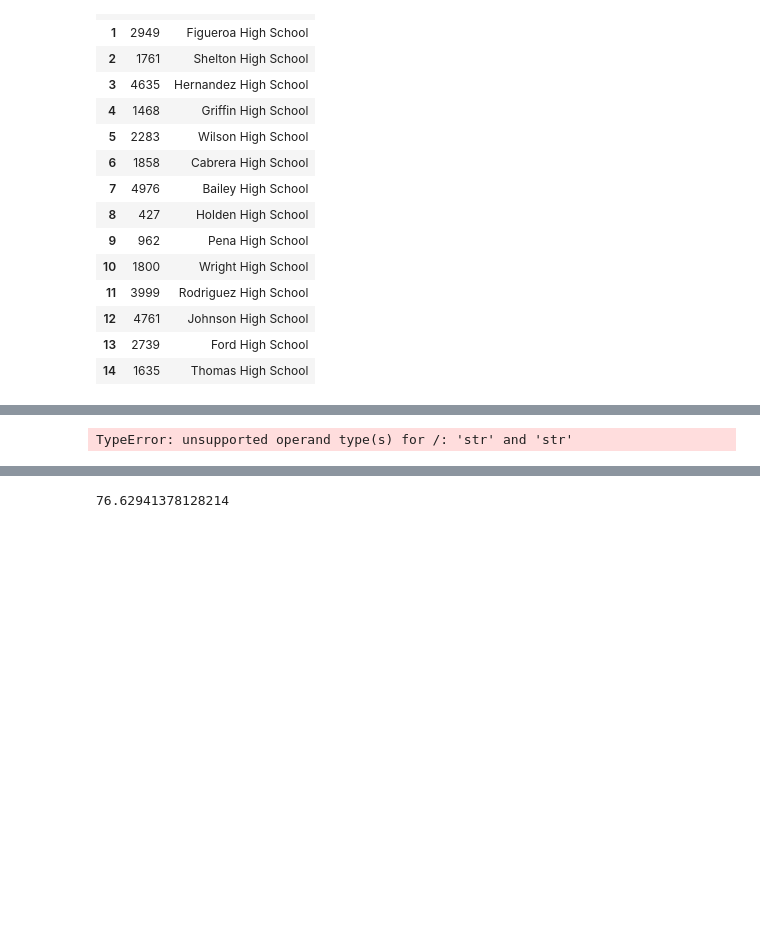
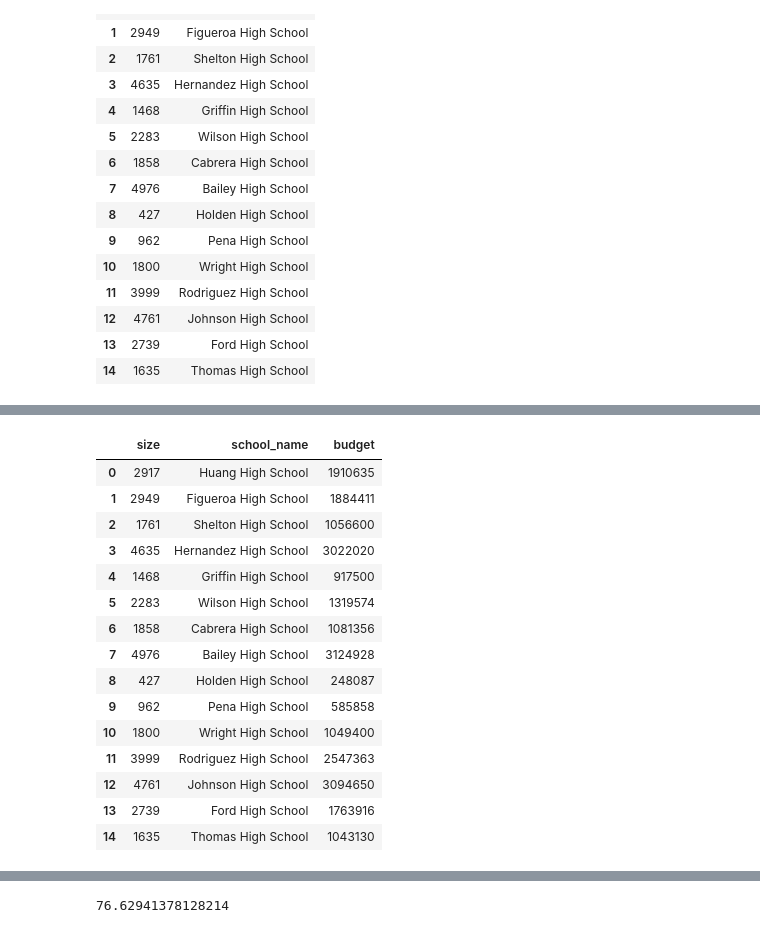
Before and after one commit to Cookees81/pandas-challenge, a Jupyter notebook: PyCitySchools/School Summary.ipynb, the cells around one changed output, grey strips where cells are left out. Cells and saved outputs as stored; diff of their text form; code cells hidden in the pictures; blank space fills up the shorter version.

Commit message:
school summary almost done

```diff
--- a/PyCitySchools/School Summary.ipynb
+++ b/PyCitySchools/School Summary.ipynb
@@ -82,6 +102,21 @@ per_school_counts
 # %%
-per_school_budget = pd.DataFrame(school_data, columns=["budget","school_name"])
-per_school_capita = (per_school_budget/per_school_counts)
-per_school_capita
+per_school = pd.merge(per_school_counts, per_school_budget, how="left", on=["school_name", "school_name"])
+
+per_school
 # %% [output]
-TypeError: unsupported operand type(s) for /: 'str' and 'str'
+|  | size | school_name | budget |
+| 0 | 2917 | Huang High School | 1910635 |
+| 1 | 2949 | Figueroa High School | 1884411 |
+| 2 | 1761 | Shelton High School | 1056600 |
+| 3 | 4635 | Hernandez High School | 3022020 |
+| 4 | 1468 | Griffin High School | 917500 |
+| 5 | 2283 | Wilson High School | 1319574 |
+| 6 | 1858 | Cabrera High School | 1081356 |
+| 7 | 4976 | Bailey High School | 3124928 |
+| 8 | 427 | Holden High School | 248087 |
+| 9 | 962 | Pena High School | 585858 |
+| 10 | 1800 | Wright High School | 1049400 |
+| 11 | 3999 | Rodriguez High School | 2547363 |
+| 12 | 4761 | Johnson High School | 3094650 |
+| 13 | 2739 | Ford High School | 1763916 |
+| 14 | 1635 | Thomas High School | 1043130 |
```
Also changed, not shown: parts of 4 cells of this notebook.
